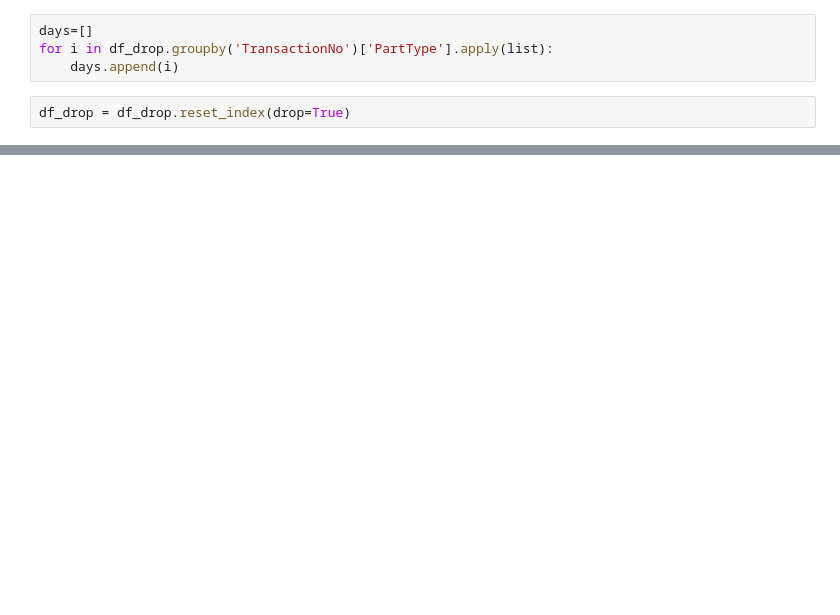
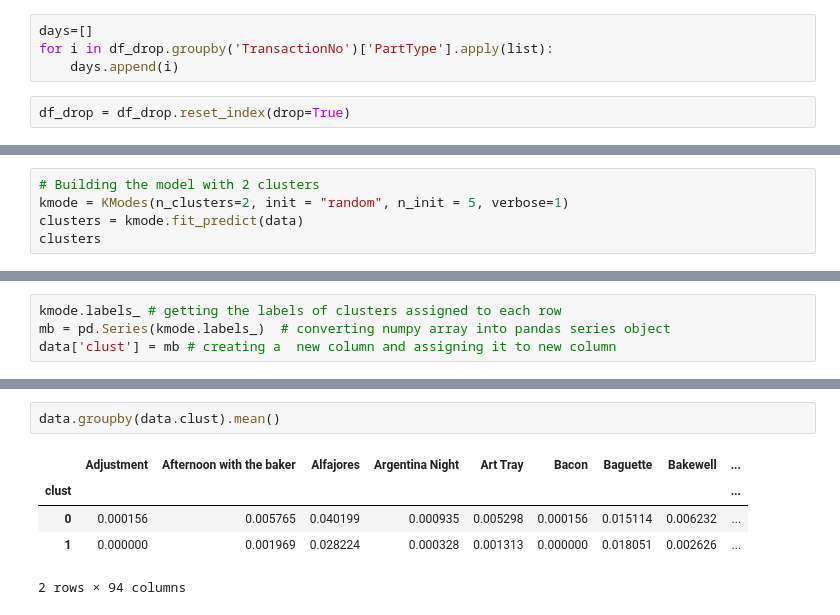
Before and after one commit to Blutronics/BakeryAssociationRule, a Jupyter notebook: bakery.ipynb, the cells around one changed output, grey strips where cells are left out. Cells and saved outputs as stored; diff of their text form; blank space fills up the shorter version.

```diff
--- a/bakery.ipynb
+++ b/bakery.ipynb
@@ -485,0 +709,5 @@ df_dummy.head()
+# %%
+# Building the model with 2 clusters
+kmode = KModes(n_clusters=2, init = "random", n_init = 5, verbose=1)
+clusters = kmode.fit_predict(data)
+clusters
@@ -485,0 +733,4 @@ df_dummy.head()
+# %%
+kmode.labels_ # getting the labels of clusters assigned to each row
+mb = pd.Series(kmode.labels_)  # converting numpy array into pandas series object
+data['clust'] = mb # creating a  new column and assigning it to new column
@@ -485,0 +744,8 @@ df_dummy.head()
+# %%
+data.groupby(data.clust).mean()
+# %% [output]
+|  | Adjustment | Afternoon with the baker | Alfajores | Argentina Night | Art Tray | Bacon | Baguette | Bakewell | ... |
+| clust |  |  |  |  |  |  |  |  | ... |
+| 0 | 0.000156 | 0.005765 | 0.040199 | 0.000935 | 0.005298 | 0.000156 | 0.015114 | 0.006232 | ... |
+| 1 | 0.000000 | 0.001969 | 0.028224 | 0.000328 | 0.001313 | 0.000000 | 0.018051 | 0.002626 | ... |
+2 rows × 94 columns
```
Also changed, not shown: parts of 27 cells of this notebook.
